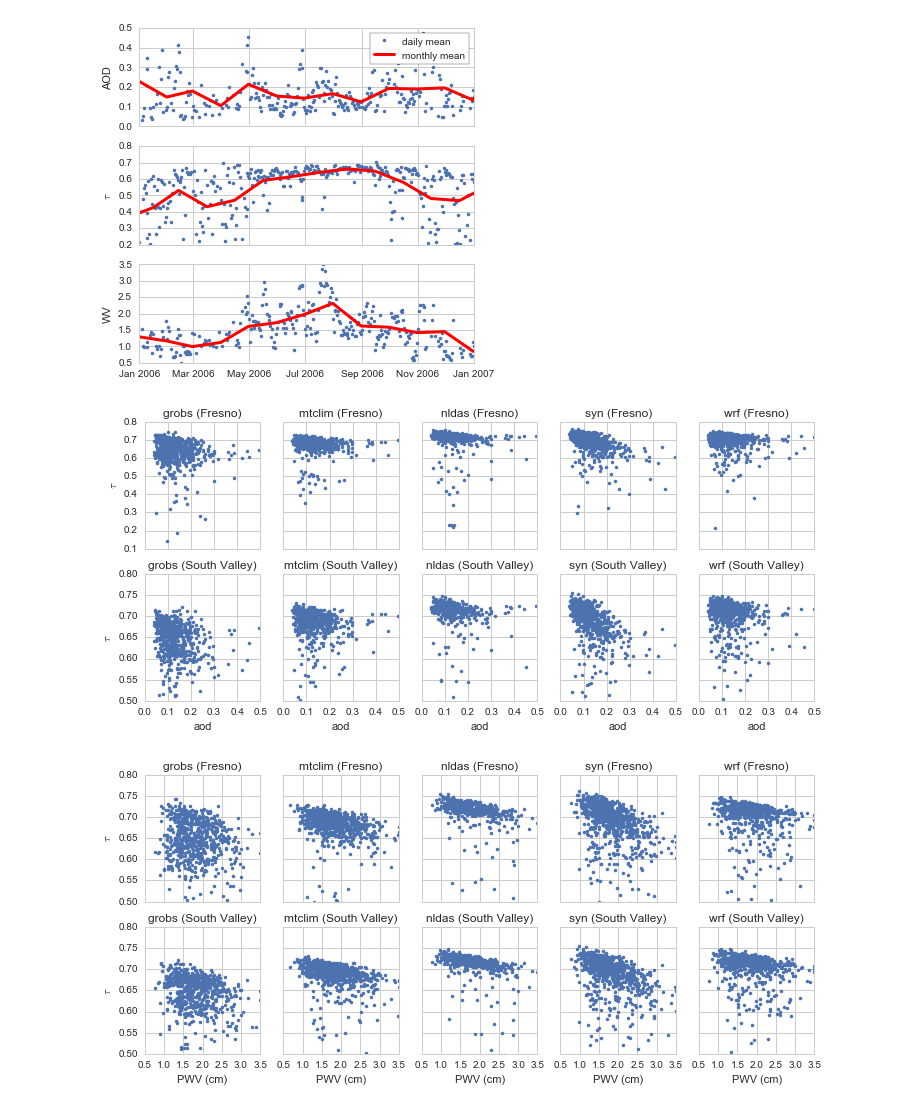
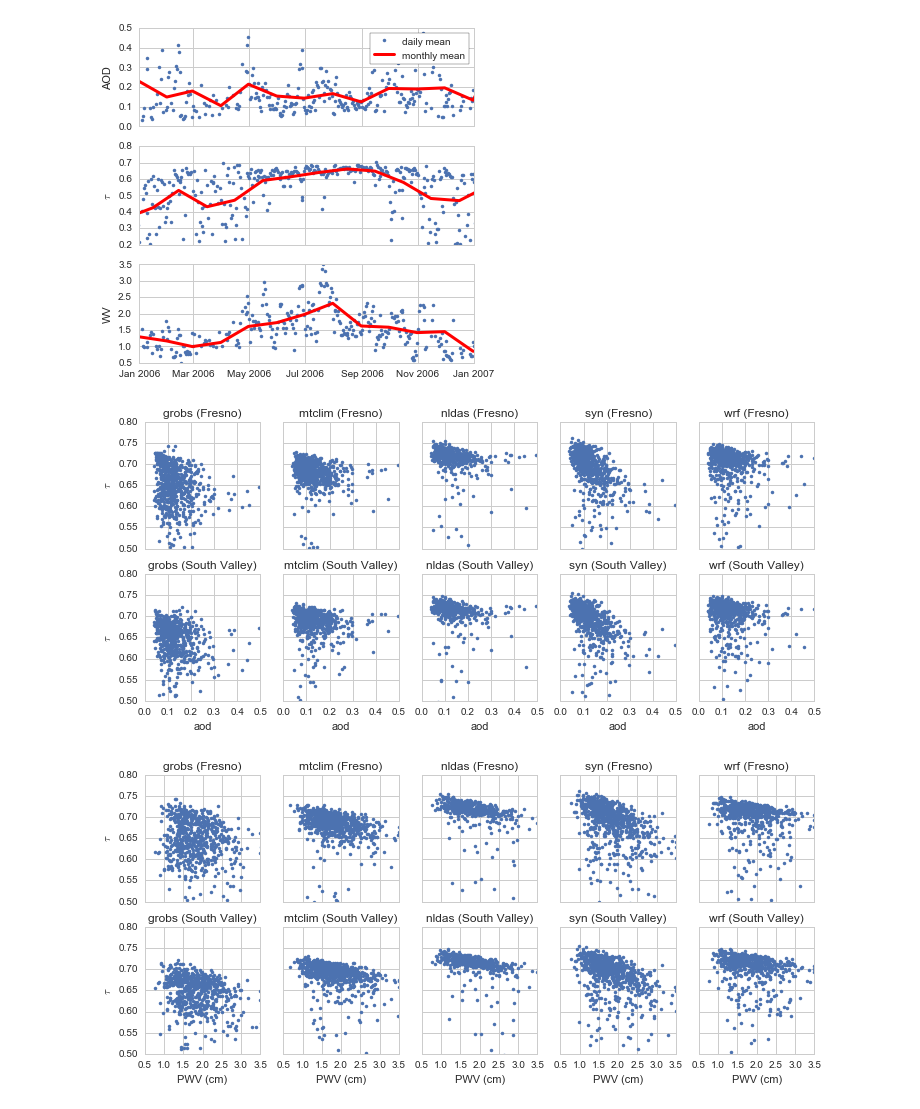
Before and after one commit to klapo/CalRad, a Jupyter notebook: CR.Aeronet.ipynb, the cells around one changed output. Drawn from its saved outputs; the diff is of its cells as text; code cells hidden in the pictures.

```diff
--- a/CR.Aeronet.ipynb
+++ b/CR.Aeronet.ipynb
@@ -111,34 +115,35 @@ for n,pr in enumerate(pr_for_plot):
 
     # @ Fresno
     ax = axes[0,n]
     ax.plot(a,tau_pr.loc[{'station':'FRESNO'}].values,'.')
     ax.set_title(pr+' (Fresno)')
+    ax.set_ylim(.5, .8)
     if pr == 'SWdwn':
         ax.set_title('Ground Obs. (Fresno)')
     if n == 0:
         ax.set_ylabel('$\\tau$')
 
     tau_pr = kray.group_mean(tau_pr.swap_dims({'station':'Grouping'}),'Grouping',grouping)
     tau_pr = kray.combinevars(tau_pr,grouping,new_dim_name='Grouping',combinevarname='tau')
 
     # over group
     ax = axes[1,n]
     ax.plot(a,tau_pr.loc[{'Grouping':'south cv'}].values,'.')
     ax.set_ylim([.5,.8])
     ax.set_xlim([0,.5])
     ax.set_xlabel('aod')
     if n == 0:
         ax.set_ylabel('$\\tau$')
     ax.set_title(pr+ ' (South Valley)')
     if pr == 'SWdwn':
         ax.set_title('Ground Obs. (South Valley)')
 
 # Output
 os.chdir(dir_print)
 fname = 'Tau_AOD.SCV_Fresno.Scatter.png'
 f.savefig(fname)
 # %% [output]
-[figure, old version]
+[figure, new version]
 # %%
 #### Correlations - PWV
 # PWV
```
Also changed, not shown: parts of 5 cells of this notebook.
